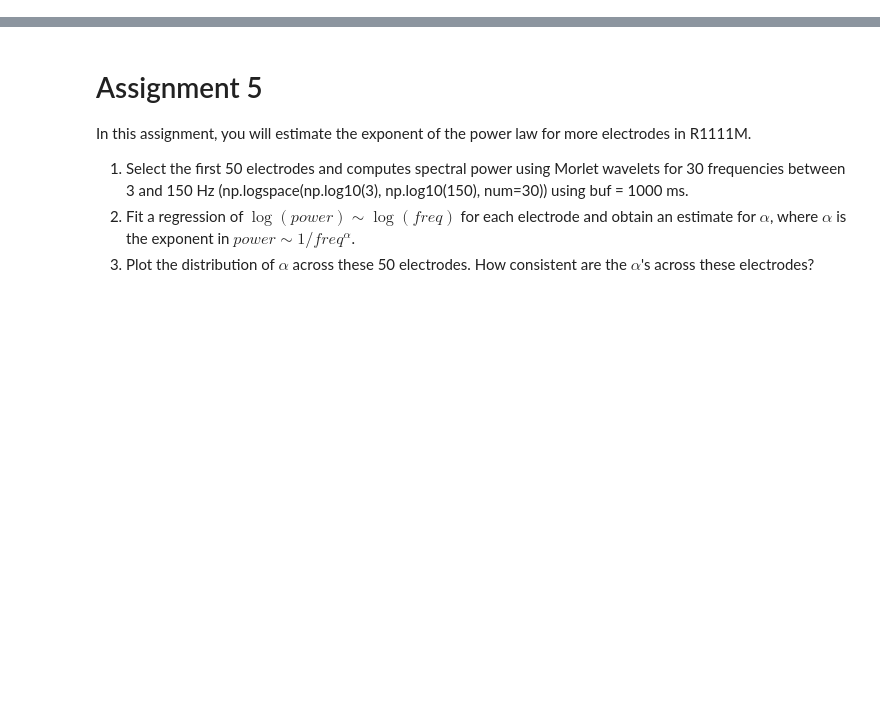
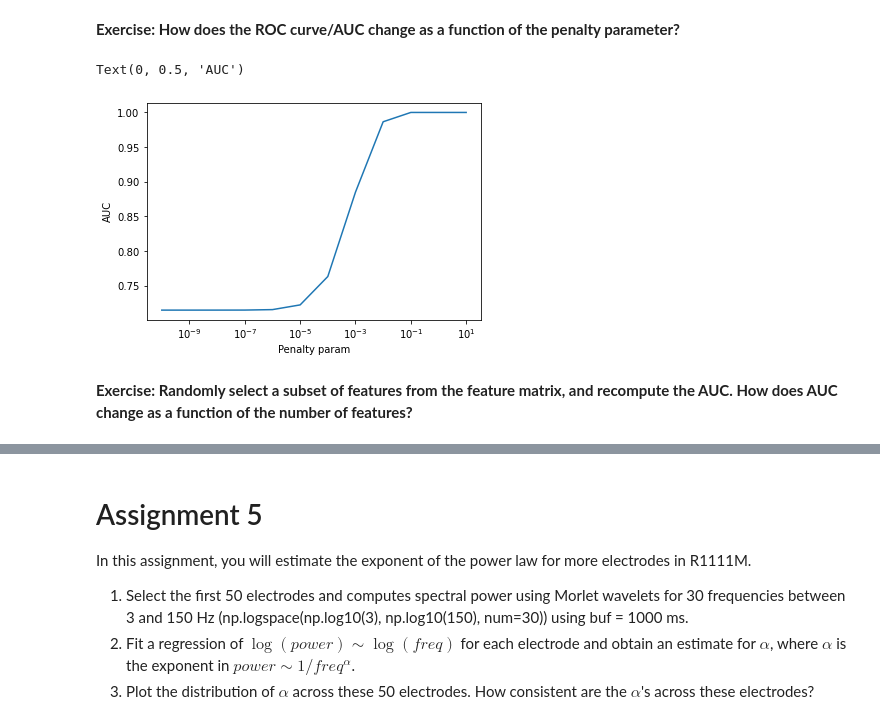
Before and after one commit to pennmem/CMLWorkshop, a Jupyter notebook: solutions/solution_5.ipynb, the cells around one changed output, grey strips where cells are left out. Drawn from its saved outputs; the diff is of its cells as text; code cells hidden in the pictures; blank space fills up the shorter version.

```diff
--- a/solutions/solution_5.ipynb
+++ b/solutions/solution_5.ipynb
@@ -0,0 +13,13 @@
+# %%
+# Remember to update this to where your CMLExamples data is located.
+load = CMLLoad('../CMLExamples')
+
+# We load the dataframe for all sessions.
+df = load.Index()
+
+# Specify which subject and experiment we want
+sub = 'R1111M'
+exp = 'FR1'
+
+# Select the dataframes for our subject and experiment.
+df_select = df[(df['subject']==sub) & (df['experiment']==exp)]
@@ -0,0 +166,25 @@
+# %% [markdown]
+**Exercise: How does the ROC curve/AUC change as a function of the penalty parameter?**
+# %%
+Cs = np.logspace(np.log10(1e-10), np.log10(1e1), num=12)
+
+aucs = []
+
+for c in Cs:
+    lr_classifier = LogisticRegression(C=c, penalty='l2', class_weight='balanced', solver='liblinear')
+    lr_classifier.fit(pow_feats, recalled)
+
+    recall_prob_array = lr_classifier.predict_proba(pow_feats)[:,1]
+    auc = roc_auc_score(recalled, recall_prob_array)
+
+    aucs.append(auc)
+# %%
+plt.figure()
+plt.plot(Cs, aucs)
+plt.xscale('log')
+plt.xlabel('Penalty param'); plt.ylabel('AUC')
+# %% [output]
+Text(0, 0.5, 'AUC')
+[figure, added]
+# %% [markdown]
+**Exercise: Randomly select a subset of features from the feature matrix, and recompute the AUC. How does AUC change as a function of the number of features?**
```
Also changed, not shown: parts of 16 cells of this notebook, 2 other files.
